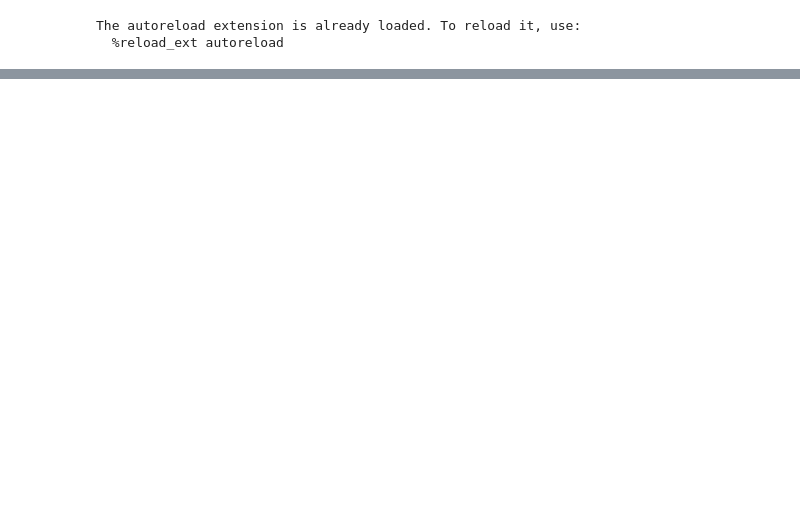
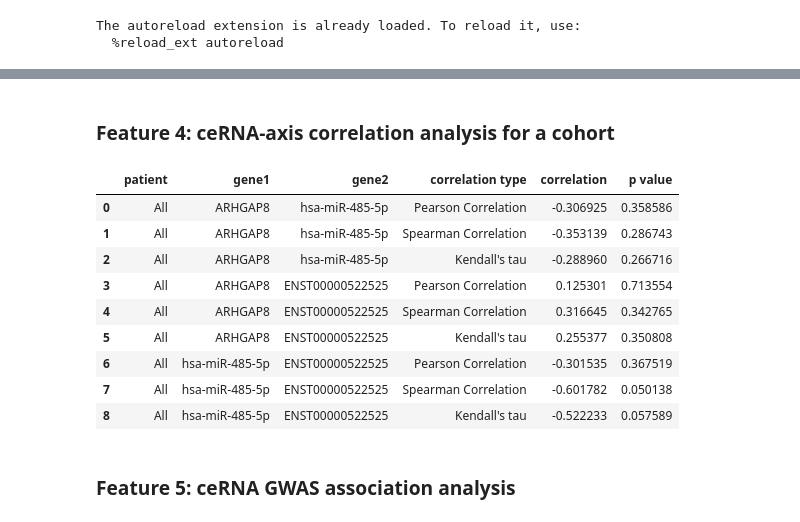
Before and after one commit to thelingxichen/CERNATAX, a Jupyter notebook: run_scz.ipynb, the cells around one changed output, grey strips where cells are left out. Cells and saved outputs as stored; diff of their text form; code cells hidden in the pictures; blank space fills up the shorter version.

Commit message:
merge ipynb into one & add comments

```diff
--- a/run_scz.ipynb
+++ b/run_scz.ipynb
@@ -287,0 +204,25 @@ corr_df
+# %%
+%autoreload
+'''
+Given the lncRNA expression profiles for a cohort, plot the disease and control expression
+for the ceRNA axis
+'''
+
+import scanpy as sc
+
+# Read one lncRNA expression profiles from a SCZ cohort;
+# this could be self-sequenced, or downloaded from the public GEO resources;
+# the expression and phenotype information should be curated.
+lncRNA_adata = sc.read_h5ad('../lncRNA_adata.h5ad')
+lncRNA_adata.var_names_make_unique()
+# show the expression profile
+print(lncRNA_adata.X)
+# show the phenotype information
+print(lncRNA_adata.obs)
+print(lncRNA_adata.var)
+# set the groupby as the cohort sample type
+groupby = 'type'
+# set the ceRNAs to be plotted
+ceRNA_list = ['ENST00000522525'] # the ens id of 'THUMPD3-AS1'
+# plot the expression of ceRNA_list
+cernatax.plot_cohort_ceRNA_exp(lncRNA_adata, groupby, ceRNA_list)
@@ -287,0 +248,28 @@ corr_df
+# %% [markdown]
+### Feature 4: ceRNA-axis correlation analysis for a cohort
+# %%
+%autoreload
+
+import anndata as ad
+# merge the mRNA, miRNA, and lncRNA expression profiles
+adata = ad.concat([mRNA_adata.T, miRNA_adata.T, lncRNA_adata.T], merge="same").T
+# set the interested ceRNA axis
+ceRNA_axis_list = [('ARHGAP8', 'hsa-miR-485-5p'), ('ARHGAP8', 'ENST00000522525'), ('hsa-miR-485-5p', 'ENST00000522525')]
+# calculate the correlation
+corr_df = cernatax.cohort_ceRNA_corr(adata, ceRNA_axis_list)
+corr_df.to_csv('axis_correlation.csv')
+# output correlation
+corr_df
+# %% [output]
+|  | patient | gene1 | gene2 | correlation type | correlation | p value |
+| 0 | All | ARHGAP8 | hsa-miR-485-5p | Pearson Correlation | -0.306925 | 0.358586 |
+| 1 | All | ARHGAP8 | hsa-miR-485-5p | Spearman Correlation | -0.353139 | 0.286743 |
+| 2 | All | ARHGAP8 | hsa-miR-485-5p | Kendall's tau | -0.288960 | 0.266716 |
+| 3 | All | ARHGAP8 | ENST00000522525 | Pearson Correlation | 0.125301 | 0.713554 |
+| 4 | All | ARHGAP8 | ENST00000522525 | Spearman Correlation | 0.316645 | 0.342765 |
+| 5 | All | ARHGAP8 | ENST00000522525 | Kendall's tau | 0.255377 | 0.350808 |
+| 6 | All | hsa-miR-485-5p | ENST00000522525 | Pearson Correlation | -0.301535 | 0.367519 |
+| 7 | All | hsa-miR-485-5p | ENST00000522525 | Spearman Correlation | -0.601782 | 0.050138 |
+| 8 | All | hsa-miR-485-5p | ENST00000522525 | Kendall's tau | -0.522233 | 0.057589 |
+# %% [markdown]
+### Feature 5: ceRNA GWAS association analysis
```
Also changed, not shown: parts of 23 cells of this notebook, 2 other files.
